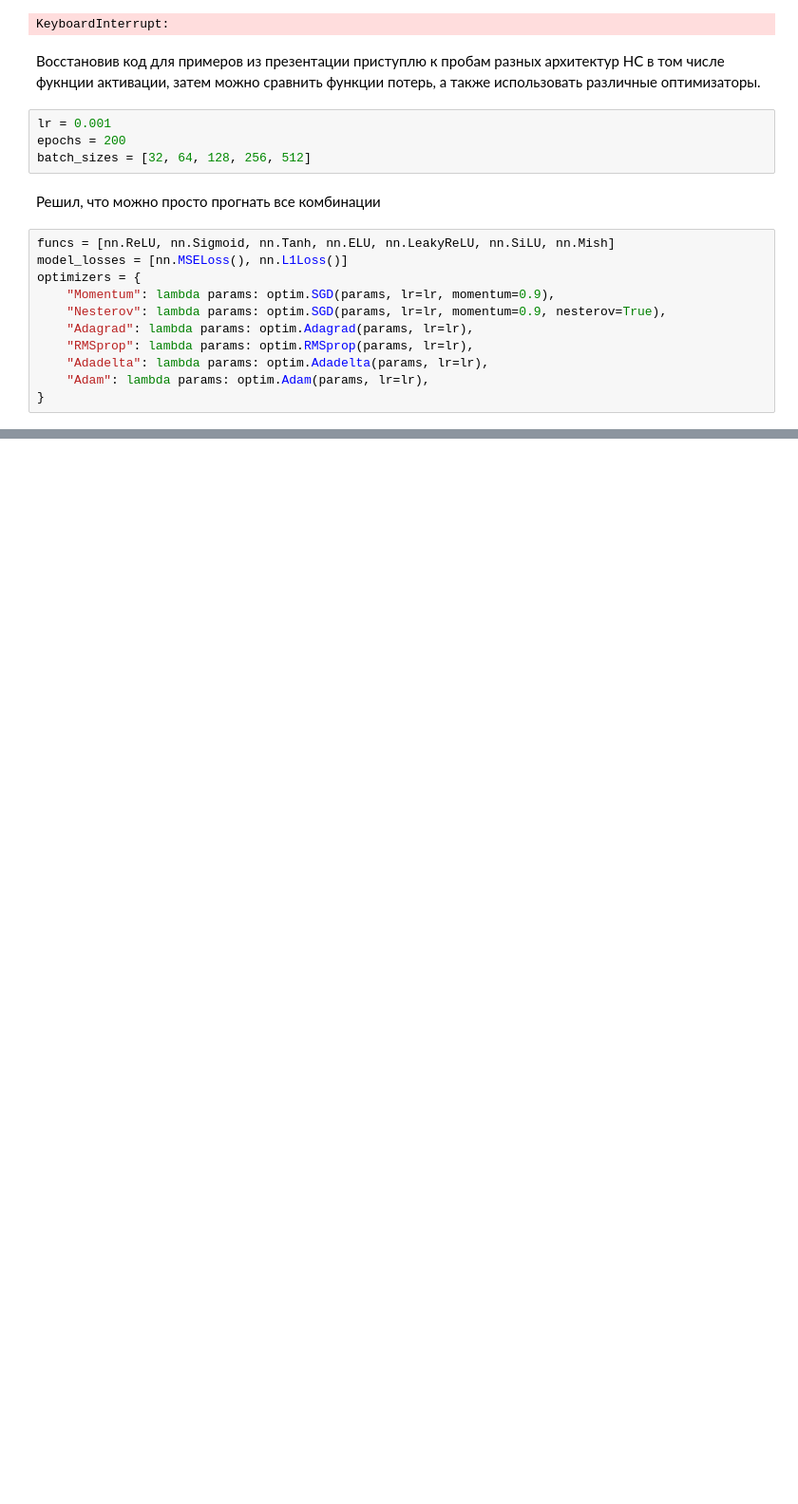
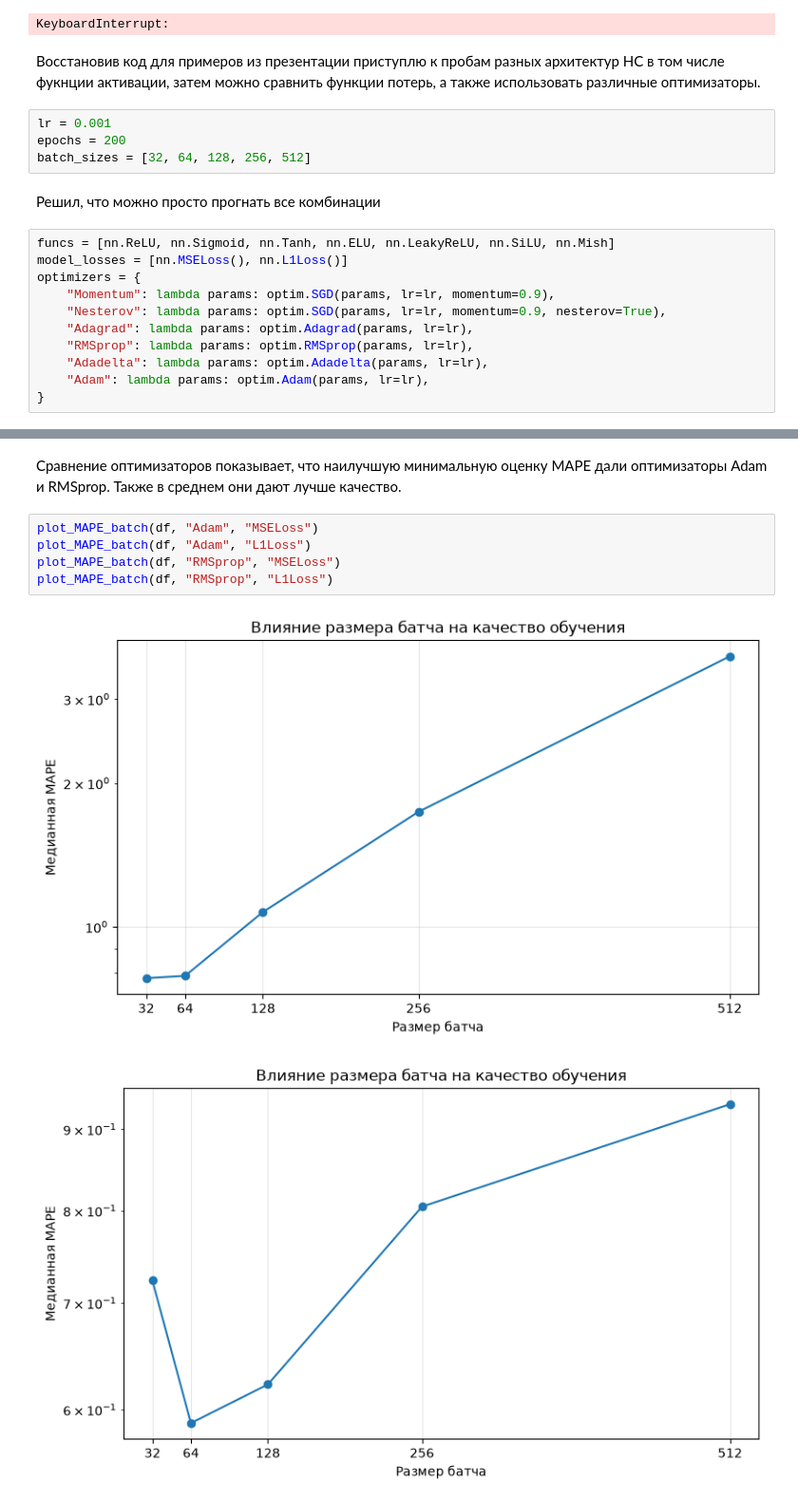
Before and after one commit to surious-type/neural-networks-course, a Jupyter notebook: Task02/task02.ipynb, the cells around one changed output, grey strips where cells are left out. Shown at 95% size. Cells and saved outputs as stored; diff of their text form; blank space fills up the shorter version.

```diff
--- a/Task02/task02.ipynb
+++ b/Task02/task02.ipynb
@@ -318,0 +344,10 @@ KeyboardInterrupt:
+# %% [markdown]
+Сравнение оптимизаторов показывает, что наилучшую минимальную оценку MAPE дали оптимизаторы Adam и RMSprop. Также в среднем они дают лучше качество.
+# %%
+plot_MAPE_batch(df, "Adam", "MSELoss")
+plot_MAPE_batch(df, "Adam", "L1Loss")
+plot_MAPE_batch(df, "RMSprop", "MSELoss")
+plot_MAPE_batch(df, "RMSprop", "L1Loss")
+# %% [output]
+[figure, added]
+[figure, added]
```
Also changed, not shown: parts of 21 cells of this notebook, 9 other files.
